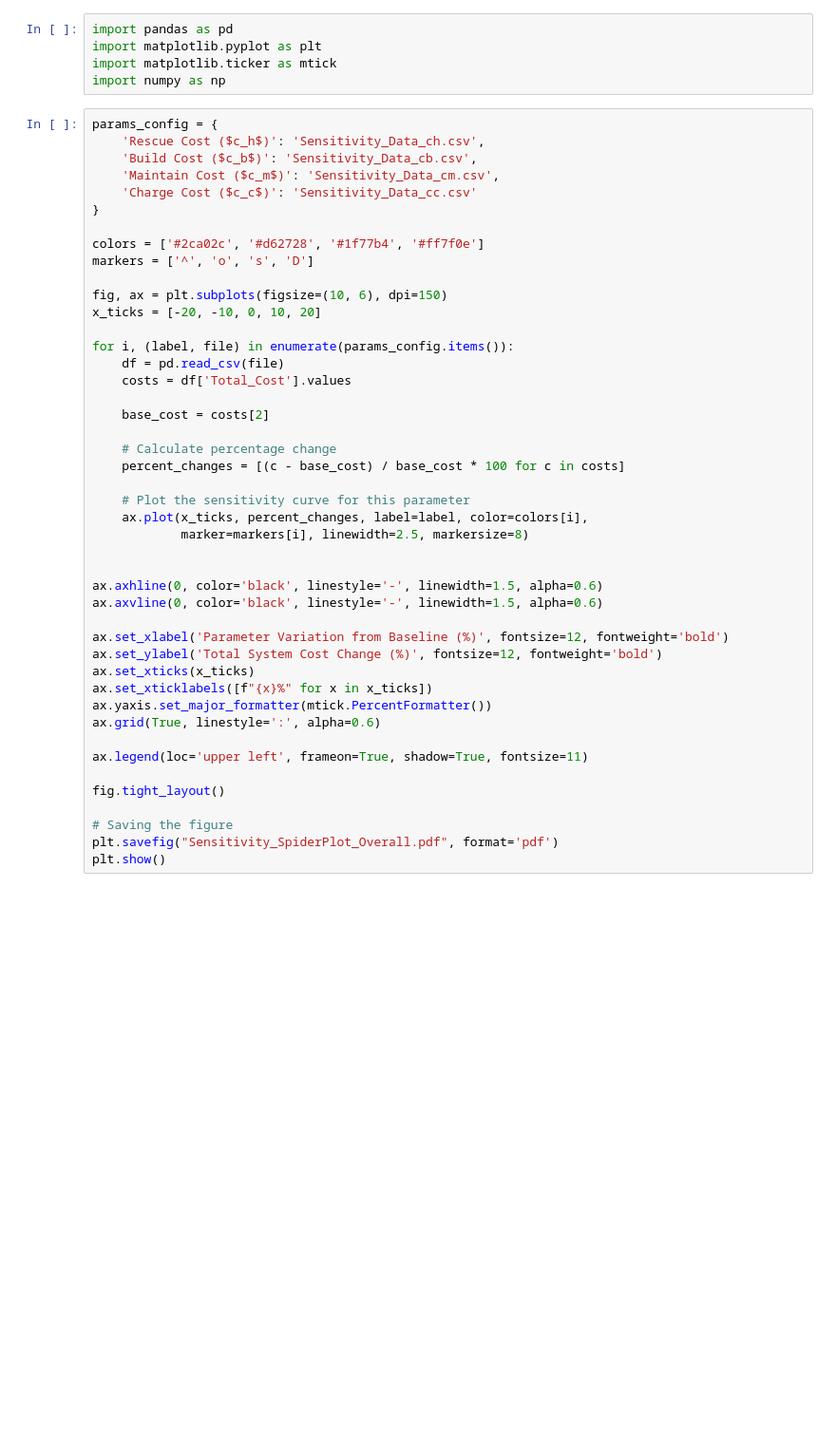
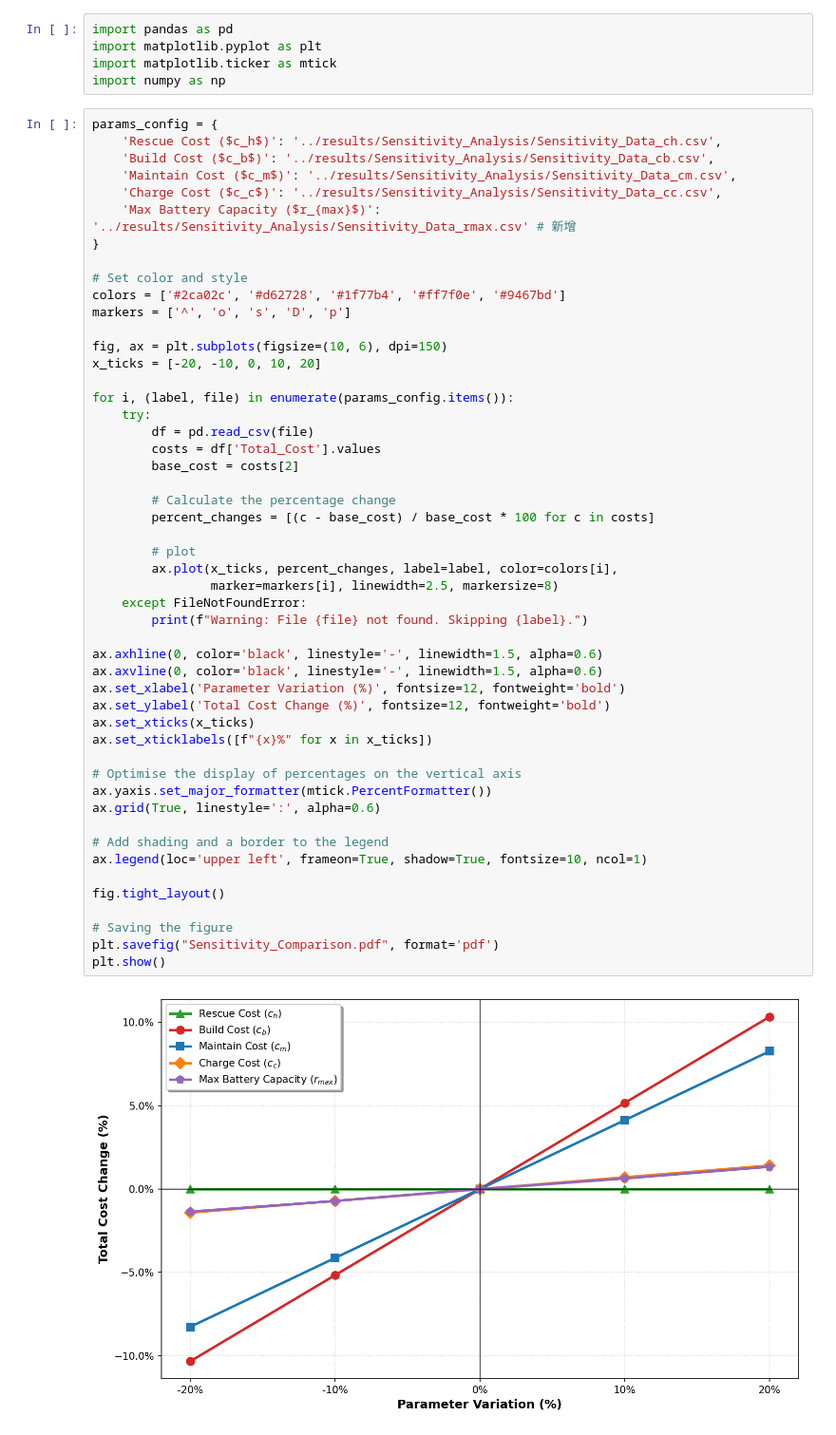
Before and after one commit to CAO-XUBO/RL_ass2, a Jupyter notebook: notebooks/06_Sensitivity_Comparison.ipynb, the cells around one changed output. Shown at 95% size. Saved outputs shown, nothing was run; the diff lists cells and outputs as text; blank space fills up the shorter version.

Commit message:
sen_comparison

```diff
--- a/notebooks/06_Sensitivity_Comparison.ipynb
+++ b/notebooks/06_Sensitivity_Comparison.ipynb
@@ -5,46 +5,53 @@ import matplotlib.ticker as mtick
 import numpy as np
 # %%
 params_config = {
-    'Rescue Cost ($c_h$)': 'Sensitivity_Data_ch.csv',
-    'Build Cost ($c_b$)': 'Sensitivity_Data_cb.csv',
-    'Maintain Cost ($c_m$)': 'Sensitivity_Data_cm.csv',
-    'Charge Cost ($c_c$)': 'Sensitivity_Data_cc.csv'
+    'Rescue Cost ($c_h$)': '../results/Sensitivity_Analysis/Sensitivity_Data_ch.csv',
+    'Build Cost ($c_b$)': '../results/Sensitivity_Analysis/Sensitivity_Data_cb.csv',
+    'Maintain Cost ($c_m$)': '../results/Sensitivity_Analysis/Sensitivity_Data_cm.csv',
+    'Charge Cost ($c_c$)': '../results/Sensitivity_Analysis/Sensitivity_Data_cc.csv',
+    'Max Battery Capacity ($r_{max}$)': '../results/Sensitivity_Analysis/Sensitivity_Data_rmax.csv' # 新增
 }
 
-colors = ['#2ca02c', '#d62728', '#1f77b4', '#ff7f0e']
-markers = ['^', 'o', 's', 'D']
+# Set color and style
+colors = ['#2ca02c', '#d62728', '#1f77b4', '#ff7f0e', '#9467bd']
+markers = ['^', 'o', 's', 'D', 'p']
 
 fig, ax = plt.subplots(figsize=(10, 6), dpi=150)
 x_ticks = [-20, -10, 0, 10, 20]
 
 for i, (label, file) in enumerate(params_config.items()):
-    df = pd.read_csv(file)
-    costs = df['Total_Cost'].values
+    try:
+        df = pd.read_csv(file)
+        costs = df['Total_Cost'].values
+        base_cost = costs[2]
 
-    base_cost = costs[2]
+        # Calculate the percentage change
+        percent_changes = [(c - base_cost) / base_cost * 100 for c in costs]
 
-    # Calculate percentage change
-    percent_changes = [(c - base_cost) / base_cost * 100 for c in costs]
-
-    # Plot the sensitivity curve for this parameter
-    ax.plot(x_ticks, percent_changes, label=label, color=colors[i],
-            marker=markers[i], linewidth=2.5, markersize=8)
-
+        # plot
+        ax.plot(x_ticks, percent_changes, label=label, color=colors[i],
+                marker=markers[i], linewidth=2.5, markersize=8)
+    except FileNotFoundError:
+        print(f"Warning: File {file} not found. Skipping {label}.")
 
 ax.axhline(0, color='black', linestyle='-', linewidth=1.5, alpha=0.6)
 ax.axvline(0, color='black', linestyle='-', linewidth=1.5, alpha=0.6)
-
-ax.set_xlabel('Parameter Variation from Baseline (%)', fontsize=12, fontweight='bold')
-ax.set_ylabel('Total System Cost Change (%)', fontsize=12, fontweight='bold')
+ax.set_xlabel('Parameter Variation (%)', fontsize=12, fontweight='bold')
+ax.set_ylabel('Total Cost Change (%)', fontsize=12, fontweight='bold')
 ax.set_xticks(x_ticks)
 ax.set_xticklabels([f"{x}%" for x in x_ticks])
+
+# Optimise the display of percentages on the vertical axis
 ax.yaxis.set_major_formatter(mtick.PercentFormatter())
 ax.grid(True, linestyle=':', alpha=0.6)
 
-ax.legend(loc='upper left', frameon=True, shadow=True, fontsize=11)
+# Add shading and a border to the legend
+ax.legend(loc='upper left', frameon=True, shadow=True, fontsize=10, ncol=1)
 
 fig.tight_layout()
 
 # Saving the figure
-plt.savefig("Sensitivity_SpiderPlot_Overall.pdf", format='pdf')
+plt.savefig("Sensitivity_Comparison.pdf", format='pdf')
 plt.show()
+# %% [output]
+[figure, added]
```
